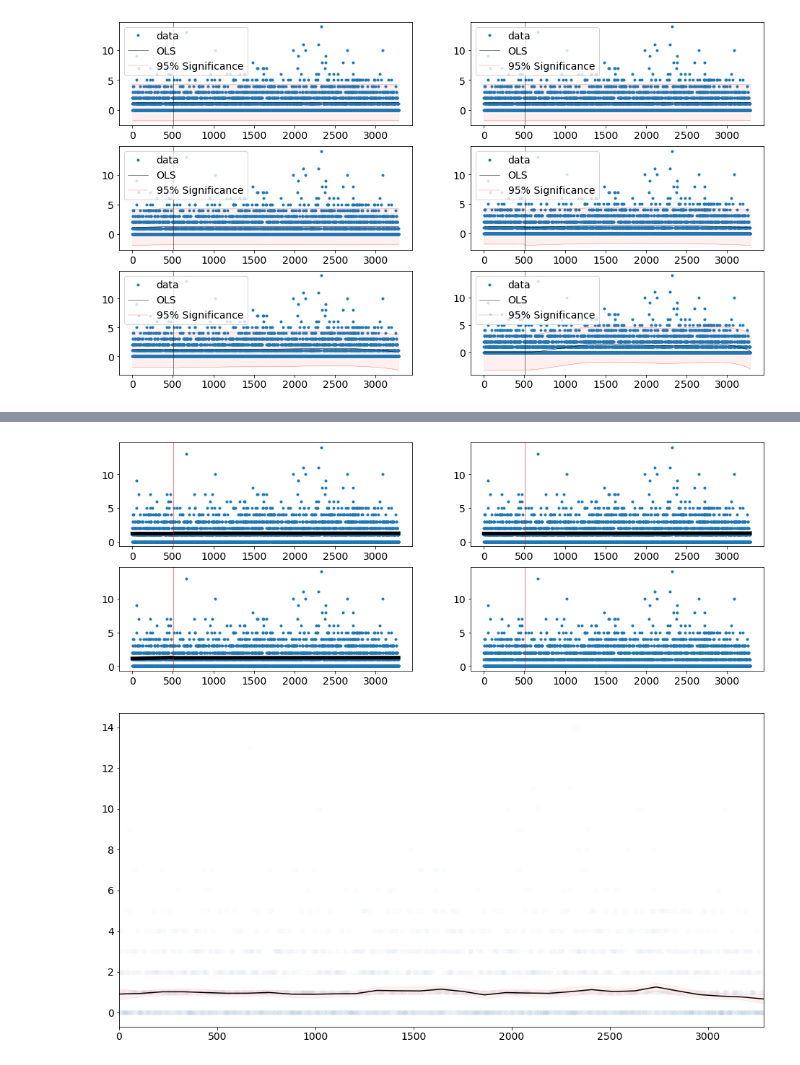
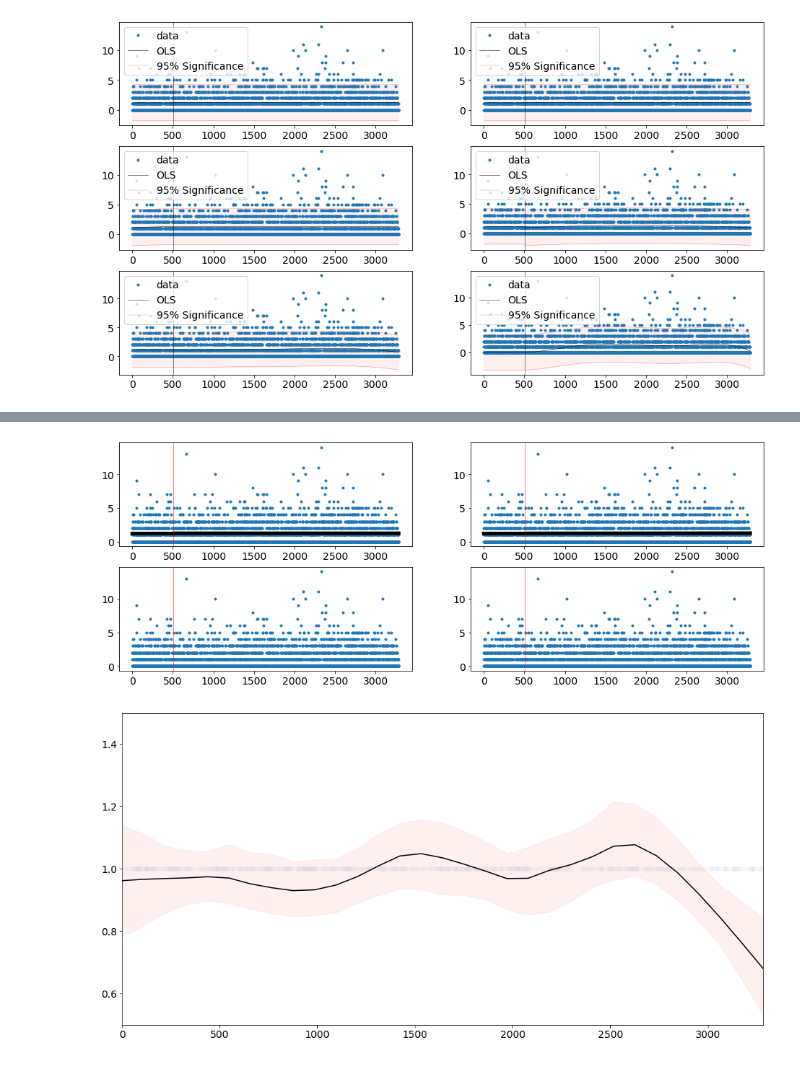
Before and after one commit to caxaxa/PhD_Empirics, a Jupyter notebook: Data_Analysis.ipynb, the cells around one changed output, grey strips where cells are left out. Cells and saved outputs as stored; diff of their text form; code cells hidden in the pictures.

```diff
--- a/Data_Analysis.ipynb
+++ b/Data_Analysis.ipynb
@@ -186,11 +201,11 @@ ydf.head(20)
 # %%
 #CORRUPTION ONLY
 results1 = sm.OLS(ydf['offences'], ydf[['cons','dummy']]).fit()
-results2 = sm.OLS(ydf['offences'], ydf[['cons','dummy','t1','t2']]).fit()
+results2 = sm.OLS(ydf['offences'], ydf[['cons','dummy','t1','t2','s2','c2','q2','f2']]).fit()
 results3 = sm.OLS(ydf['offences'], ydf[['cons','dummy','t1','t2','s1','s2']]).fit()
-results4 = sm.OLS(ydf['offences'], ydf[['cons','dummy','t1','t2','s1','s2','c1','c2']]).fit()
+results4 = sm.OLS(ydf['offences'], ydf[['cons','dummy','t1','t2','s2','c2']]).fit()
 stargazer = Stargazer([results1, results2,results3,results4])
-stargazer.covariate_order(['cons','dummy','t1','t2','s1','s2','c1','c2'])
+stargazer.covariate_order(['cons','dummy'])
 HTML(stargazer.render_html())
 # %% [output]
 |  |  |  |  |  |
@@ -499,13 +514,14 @@ fig.savefig('emp3.pdf')
 # %% [output]
 [figure]
 # %%
-#  Corruption
-results1 = sm.Poisson(mdf['offences'], mdf[['cons','dummy']]).fit()
-results2 = sm.Poisson(mdf['offences'], mdf[['cons','dummy','t2']]).fit()
-results3 = sm.Poisson(mdf['offences'], mdf[['cons','dummy','t1','t2']]).fit()
-results4 = sm.Poisson(mdf['offences'], mdf[['cons','dummy','t2','s2']]).fit()
+#
+results1 = sm.Poisson(mdf['offences'], mdf[['cons','dummy','gdp','unemployment','real_interest']]).fit()
+results2 = sm.Poisson(mdf['offences'], mdf[['cons','dummy','t2','gdp','unemployment','real_interest']]).fit()
+results3 = sm.Poisson(mdf['offences'], mdf[['cons','dummy','t1','t2','gdp','unemployment','real_interest']]).fit()
+results4 = sm.Poisson(mdf['offences'], mdf[['cons','dummy','t2','s2','gdp','unemployment','real_interest']]).fit()
+results3 = sm.Poisson(mdf['offences'], mdf[['cons','dummy','t1','t2','s2','gdp']]).fit()
 stargazer = Stargazer([results1, results2,results3,results4])
-stargazer.covariate_order(['cons','dummy','t2','s2'])
+stargazer.covariate_order(['cons','dummy','t2','s2','unemployment','real_interest','gdp'])
 HTML(stargazer.render_html())
 # %% [output]
 Optimization terminated successfully.
@@ -556,11 +575,12 @@ plt.show()
 # %%
 #  Corruption
-results1 = sm.NegativeBinomial(mdf['offences'], mdf[['cons','dummy']]).fit()
-results2 = sm.NegativeBinomial(mdf['offences'], mdf[['cons','dummy','t2']]).fit()
-results3 = sm.NegativeBinomial(mdf['offences'], mdf[['cons','dummy','t1','t2']]).fit()
-results4 = sm.NegativeBinomial(mdf['offences'], mdf[['cons','dummy','t2','s2']]).fit()
+results1 = sm.NegativeBinomial(mdf['offences'], mdf[['cons','dummy','gdp','unemployment','real_interest']]).fit()
+results2 = sm.NegativeBinomial(mdf['offences'], mdf[['cons','dummy','t2','gdp','unemployment','real_interest']]).fit()
+results3 = sm.NegativeBinomial(mdf['offences'], mdf[['cons','dummy','t1','t2','gdp','unemployment','real_interest']]).fit()
+results4 = sm.NegativeBinomial(mdf['offences'], mdf[['cons','dummy','t2','s2','gdp','unemployment','real_interest']]).fit()
+results3 = sm.NegativeBinomial(mdf['offences'], mdf[['cons','dummy','t1','t2','s2','gdp','unemployment','real_interest']]).fit()
 stargazer = Stargazer([results1, results2,results3,results4])
-stargazer.covariate_order(['cons','dummy','t2','s2'])
+stargazer.covariate_order(['cons','dummy','t2','s2','unemployment','real_interest','gdp'])
 HTML(stargazer.render_html())
 # %% [output]
 Optimization terminated successfully.
@@ -889,26 +908,28 @@ theta = intervention
 for i in range(len(result_list)):
   plt.subplot(3,2,i+1)
   plt.plot( ddf['t1'], ddf['offences'], '.',lw=1)
+  ax.set_ylim([0,2])
   plt.plot(ddf['t1'],np.exp(result_list[i].fittedvalues), 'k', lw=5)
   plt.axvline(theta, color='red', lw=1, alpha=0.5)
  # plt.legend(('data','OLS'),loc=2)
 
 plt.show()
 # %% [output]
-[figure, old version]
+[figure, new version]
 # %%
 smoothed = sm.nonparametric.lowess(exog=ddf['t1'], endog= ddf['offences'], frac=0.2)
 # %%
 # Compute the 95% confidence interval
 eval_x = np.linspace(0, len(ddf), 31)
 smoothed, bottom, top = lowess_with_confidence_bounds(
-    ddf['t1'], ddf['offences'], eval_x, lowess_kw={"frac": 0.1})
+    ddf['t1'], ddf['offences'], eval_x, lowess_kw={"frac": 0.3})
 # %%
 # Plot the confidence interval and fit
 fig, ax = pylab.subplots()
 ax.scatter(ddf['t1'], ddf['offences'],alpha=0.01)
 ax.plot(eval_x, smoothed, c="k")
+ax.set_ylim([0.5,1.5])
 ax.fill_between(eval_x, bottom, top, alpha=0.06, color="r")
 pylab.autoscale(enable=True, axis="x", tight=True)
 # %% [output]
-[figure, old version]
+[figure, new version]
```
Also changed, not shown: parts of 17 cells of this notebook.
